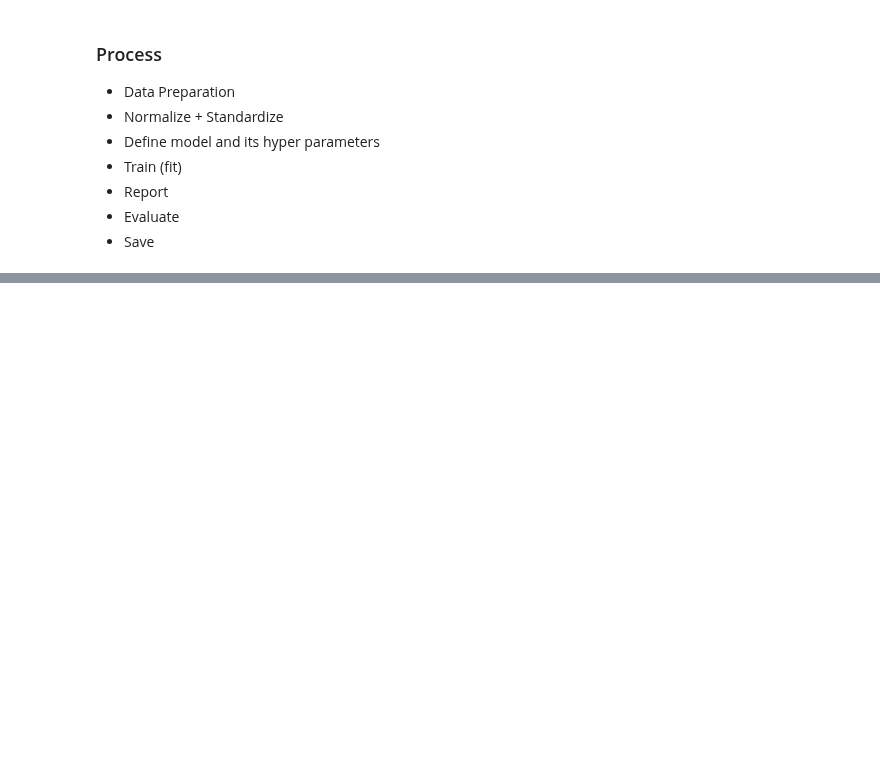
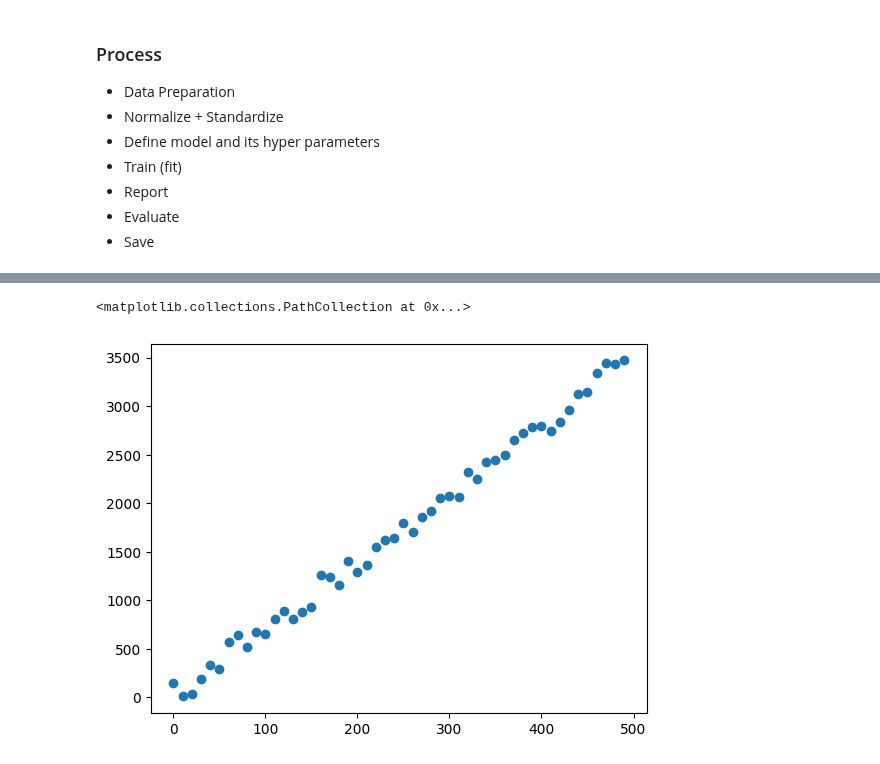
Before and after one commit to TahaT80/AI, a Jupyter notebook: part4_Machine Learning/main.ipynb, the cells around one changed output, grey strips where cells are left out. Cells and saved outputs as stored; diff of their text form; code cells hidden in the pictures; blank space fills up the shorter version.

```diff
--- a/part4_Machine Learning/main.ipynb
+++ b/part4_Machine Learning/main.ipynb
@@ -130,0 +169,9 @@ from sklearn.linear_model import  LinearRegression
+# %%
+x = np.arange(0,500)
+y = 7*x +12 + np.random.uniform(-150,150,(500,))
+# %%
+# plot with Down sampling
+plt.scatter(x[::10],y[::10])
+# %% [output]
+<matplotlib.collections.PathCollection at 0x...>
+[figure, added]
```
Also changed, not shown: parts of 11 cells of this notebook, 1 other file.
